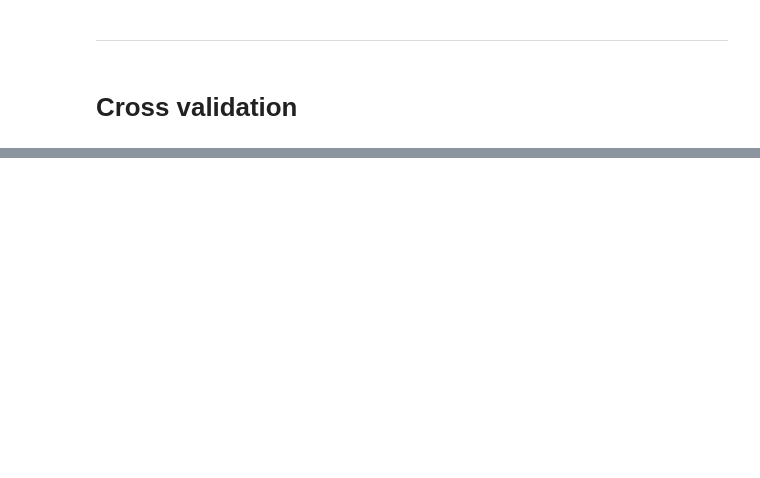
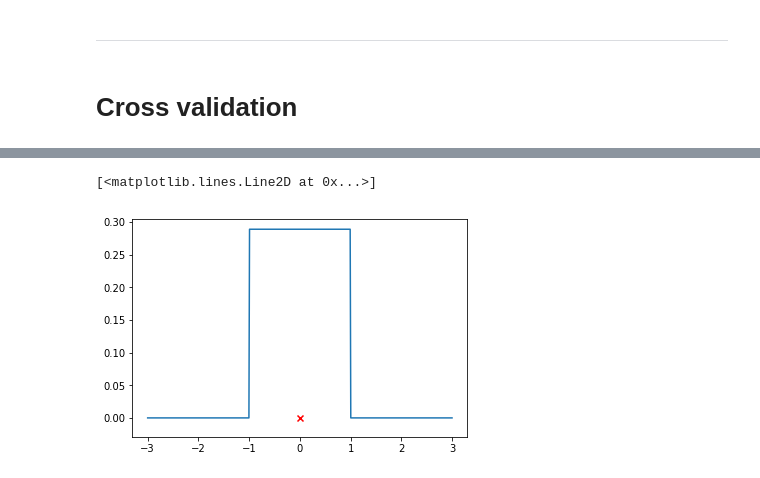
Before and after one commit to tommyod/KDEpy, a Jupyter notebook: sandbox/Testing.ipynb, the cells around one changed output, grey strips where cells are left out. Drawn from its saved outputs; the diff is of its cells as text; code cells hidden in the pictures; blank space fills up the shorter version.

```diff
--- a/sandbox/Testing.ipynb
+++ b/sandbox/Testing.ipynb
@@ -106,0 +105,12 @@ errors =
+# %%
+np.random.seed(123)
+data =  np.array([0])
+
+x = np.linspace(-3, 3, num=500)
+y_kde = KDE('box', bw = 1).fit(data).evaluate_sorted(x)
+
+plt.scatter(data, np.zeros_like(data), marker='x', color='red')
+plt.plot(x, y_kde, label='KDE')
+# %% [output]
+[<matplotlib.lines.Line2D at 0x...>]
+[figure, added]
```
Also changed, not shown: parts of 30 cells of this notebook, 5 other files.
